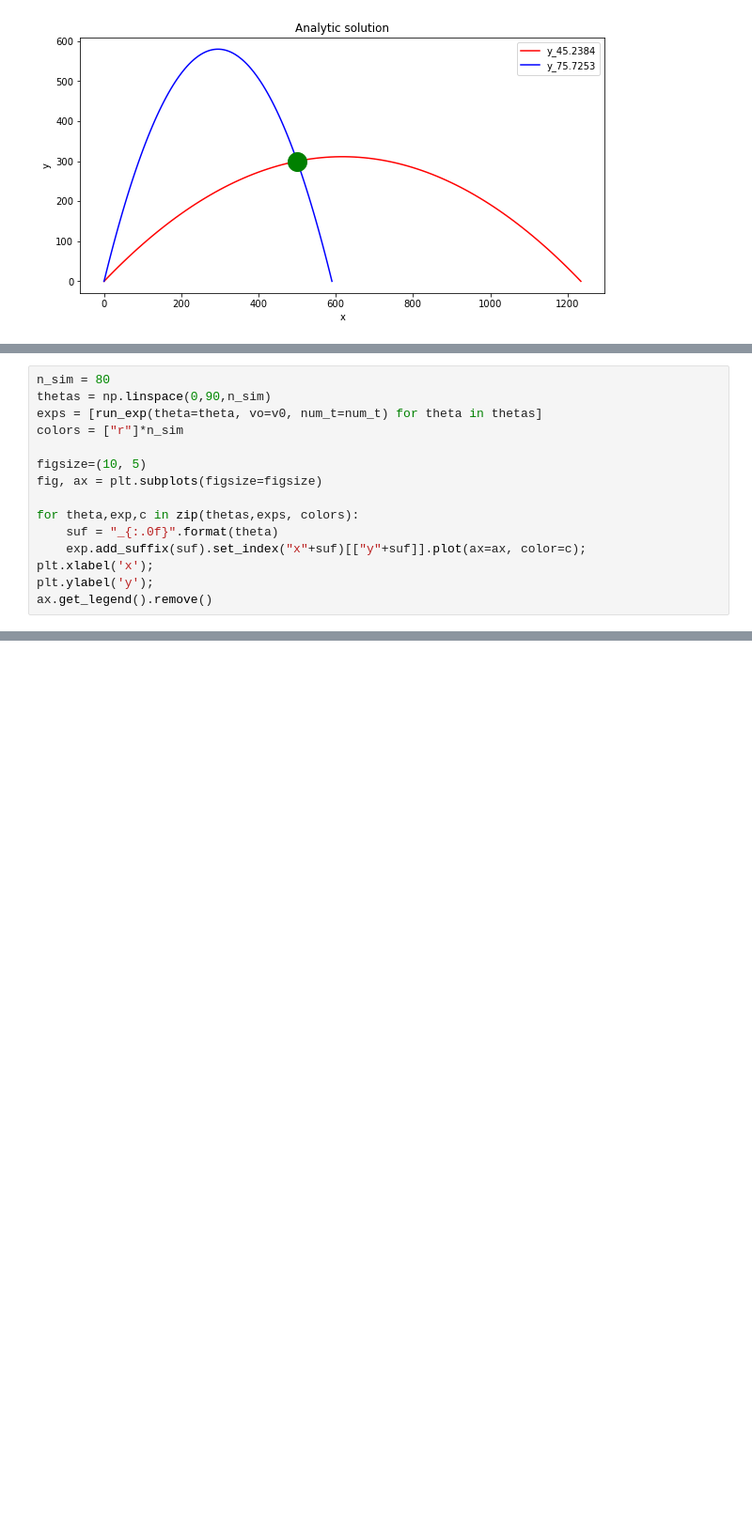
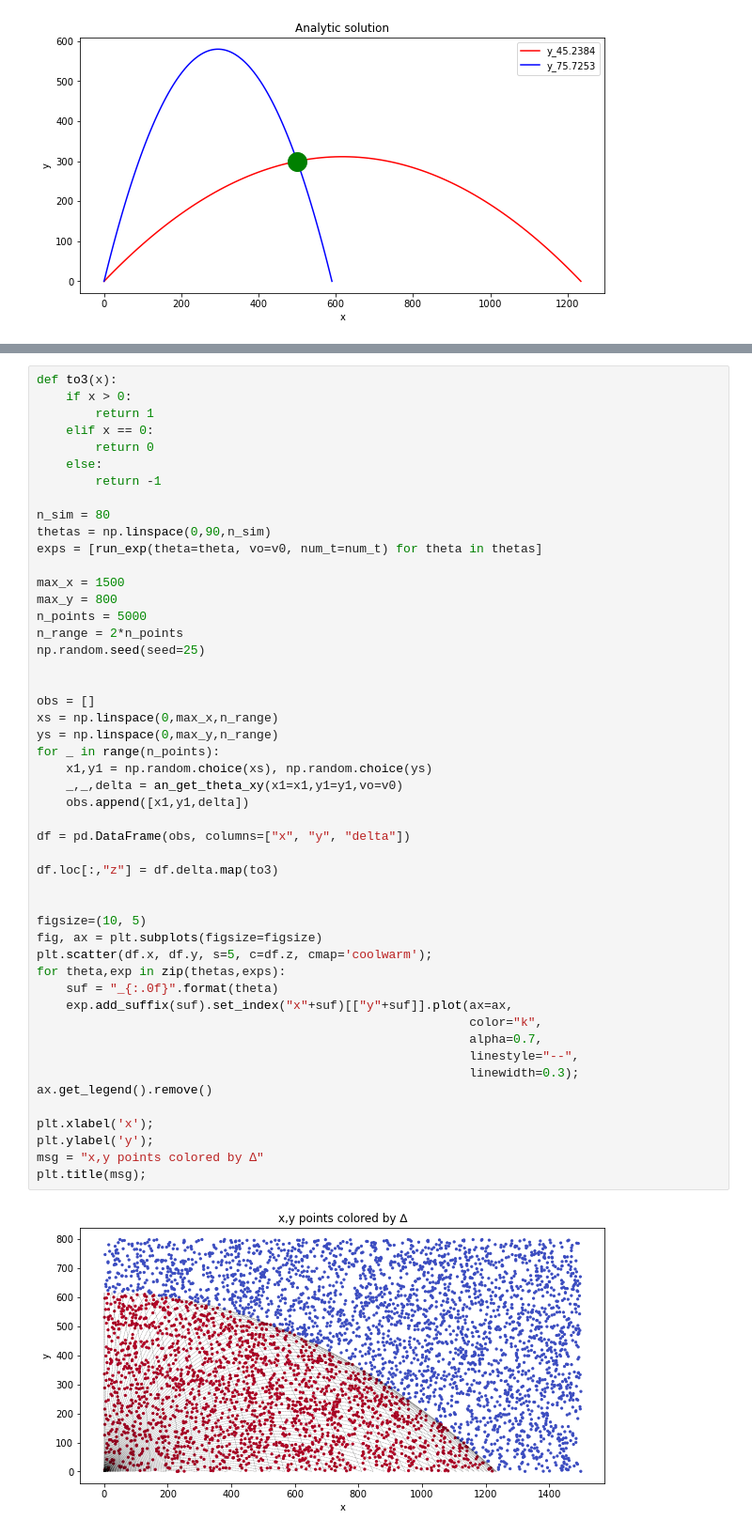
Before and after one commit to felipessalvatore/it, a Jupyter notebook: notebooks/4_ballistic_trajectories.ipynb, the cells around one changed output, grey strips where cells are left out. Shown: that part at 94% size. Saved outputs shown, nothing was run; the diff lists cells and outputs as text; blank space fills up the shorter version.

```diff
--- a/notebooks/4_ballistic_trajectories.ipynb
+++ b/notebooks/4_ballistic_trajectories.ipynb
@@ -378,15 +377,0 @@ Simulating different runs for visualization
-# %%
-n_sim = 80
-thetas = np.linspace(0,90,n_sim)
-exps = [run_exp(theta=theta, vo=v0, num_t=num_t) for theta in thetas]
-colors = ["r"]*n_sim
-
-figsize=(10, 5)
-fig, ax = plt.subplots(figsize=figsize)
-
-for theta,exp,c in zip(thetas,exps, colors):
-    suf = "_{:.0f}".format(theta)
-    exp.add_suffix(suf).set_index("x"+suf)[["y"+suf]].plot(ax=ax, color=c);
-plt.xlabel('x');
-plt.ylabel('y');
-ax.get_legend().remove()
@@ -398,0 +378,51 @@ max_ymax, max_R
+# %%
+def to3(x):
+    if x > 0:
+        return 1
+    elif x == 0:
+        return 0
+    else:
+        return -1
+
+n_sim = 80
+thetas = np.linspace(0,90,n_sim)
+exps = [run_exp(theta=theta, vo=v0, num_t=num_t) for theta in thetas]
+
+max_x = 1500
+max_y = 800
+n_points = 5000
+n_range = 2*n_points
+np.random.seed(seed=25)
+
+
+obs = []
+xs = np.linspace(0,max_x,n_range)
+ys = np.linspace(0,max_y,n_range)
+for _ in range(n_points):
+    x1,y1 = np.random.choice(xs), np.random.choice(ys)
+    _,_,delta = an_get_theta_xy(x1=x1,y1=y1,vo=v0)
+    obs.append([x1,y1,delta])
+
+df = pd.DataFrame(obs, columns=["x", "y", "delta"])
+
+df.loc[:,"z"] = df.delta.map(to3)
+
+
+figsize=(10, 5)
+fig, ax = plt.subplots(figsize=figsize)
+plt.scatter(df.x, df.y, s=5, c=df.z, cmap='coolwarm');
+for theta,exp in zip(thetas,exps):
+    suf = "_{:.0f}".format(theta)
+    exp.add_suffix(suf).set_index("x"+suf)[["y"+suf]].plot(ax=ax,
+                                                           color="k",
+                                                           alpha=0.7,
+                                                           linestyle="--",
+                                                           linewidth=0.3);
+ax.get_legend().remove()
+
+plt.xlabel('x');
+plt.ylabel('y');
+msg = "x,y points colored by ∆"
+plt.title(msg);
+# %% [output]
+[figure, added]
```
Also changed, not shown: parts of 4 cells of this notebook.
